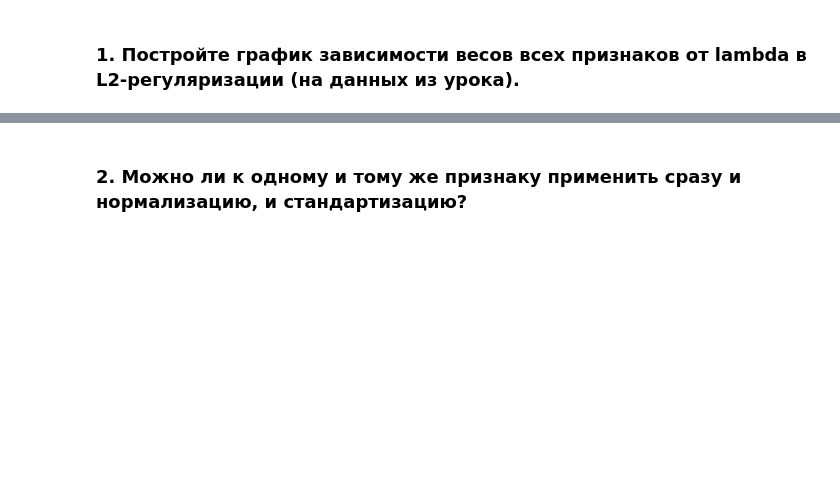
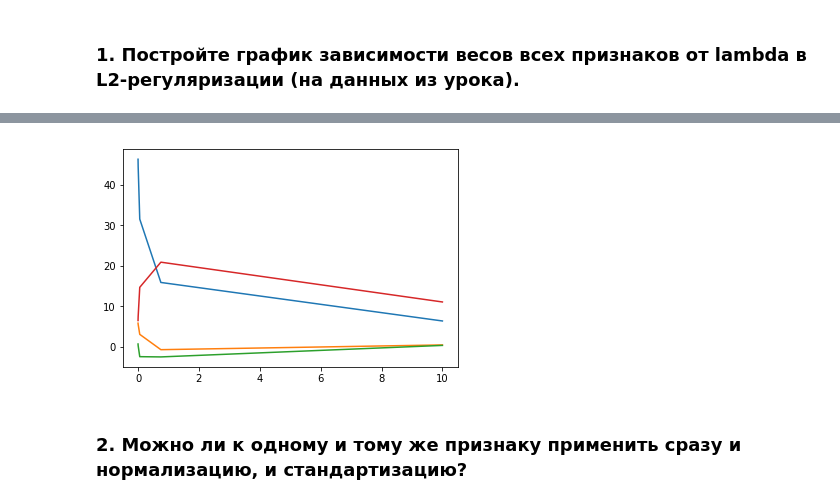
Before and after one commit to dzverkov/AlgorithmsDS, a Jupyter notebook: lesson2.ipynb, the cells around one changed output, grey strips where cells are left out. Drawn from its saved outputs; the diff is of its cells as text; code cells hidden in the pictures; blank space fills up the shorter version.

```diff
--- a/lesson2.ipynb
+++ b/lesson2.ipynb
@@ -22,20 +25,20 @@ def calc_std_feat(x):
   res = (x - x.mean()) / x.std()
   return res
 # %%
-def eval_model_reg2(X, y, iterations, alpha=1e-4, lambda_=1e-8):
+def eval_model_reg2(X, y, iterations, alpha=1e-4, lambda_=1e-8, output=True):
   np.random.seed(211)
   W = np.random.randn(X.shape[0])
   n = X.shape[1]
   for i in range(1, iterations+1):
     y_pred = np.dot(W, X)
     err = calc_mse(y, y_pred)
-    W -= (alpha * (1/n * 2 * np.dot((y_pred - y), X.T) + lambda_ * W))
-    if i % (iterations / 10) == 0:
+    W -= alpha * (1/n * 2 * np.dot((y_pred - y), X.T) + lambda_ * W)
+    if output and i % (iterations / 10) == 0:
       print(i, W, err)
   return W
 # %%
 X_st = X.copy().astype(np.float64)
-for i in range(2, 4):
+for i in range(1, 3):
     X_st[i] = calc_std_feat(X[i])
 X_st
 # %% [output]
@@ -63,0 +67,3 @@ array([nan, nan, nan, nan])
+# %%
+lambda_arr = np.logspace(-8, 1, 9)
+lambda_arr
@@ -63,0 +74,6 @@ array([nan, nan, nan, nan])
+# %%
+w_arr = []
+for lmd in lambda_arr:
+    w = eval_model_reg2(X_st, y, iterations=5000, alpha=1e-2, lambda_=lmd, output=False)
+    w_arr.append(w)
+w_arr
@@ -64,2 +90,9 @@ array([nan, nan, nan, nan])
+# %%
+w_arr = np.array(w_arr)
+for i in range(len(w_arr[0])):
+    plt.plot(lambda_arr, w_arr[:, i])
+plt.show()
+# %% [output]
+[figure, added]
 # %% [markdown]
 ### 2. Можно ли к одному и тому же признаку применить сразу и нормализацию, и стандартизацию?
```
Also changed, not shown: parts of 17 cells of this notebook.
